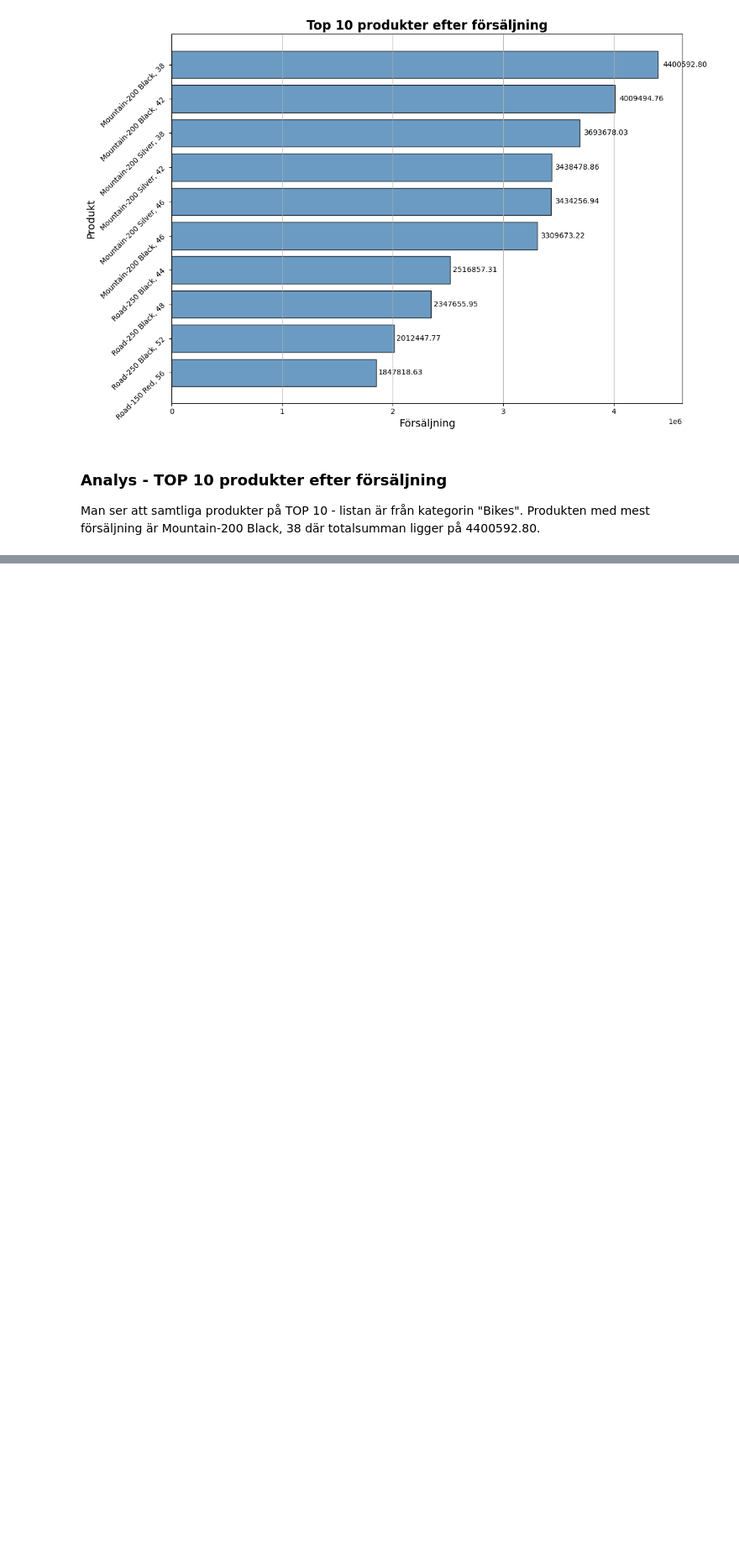
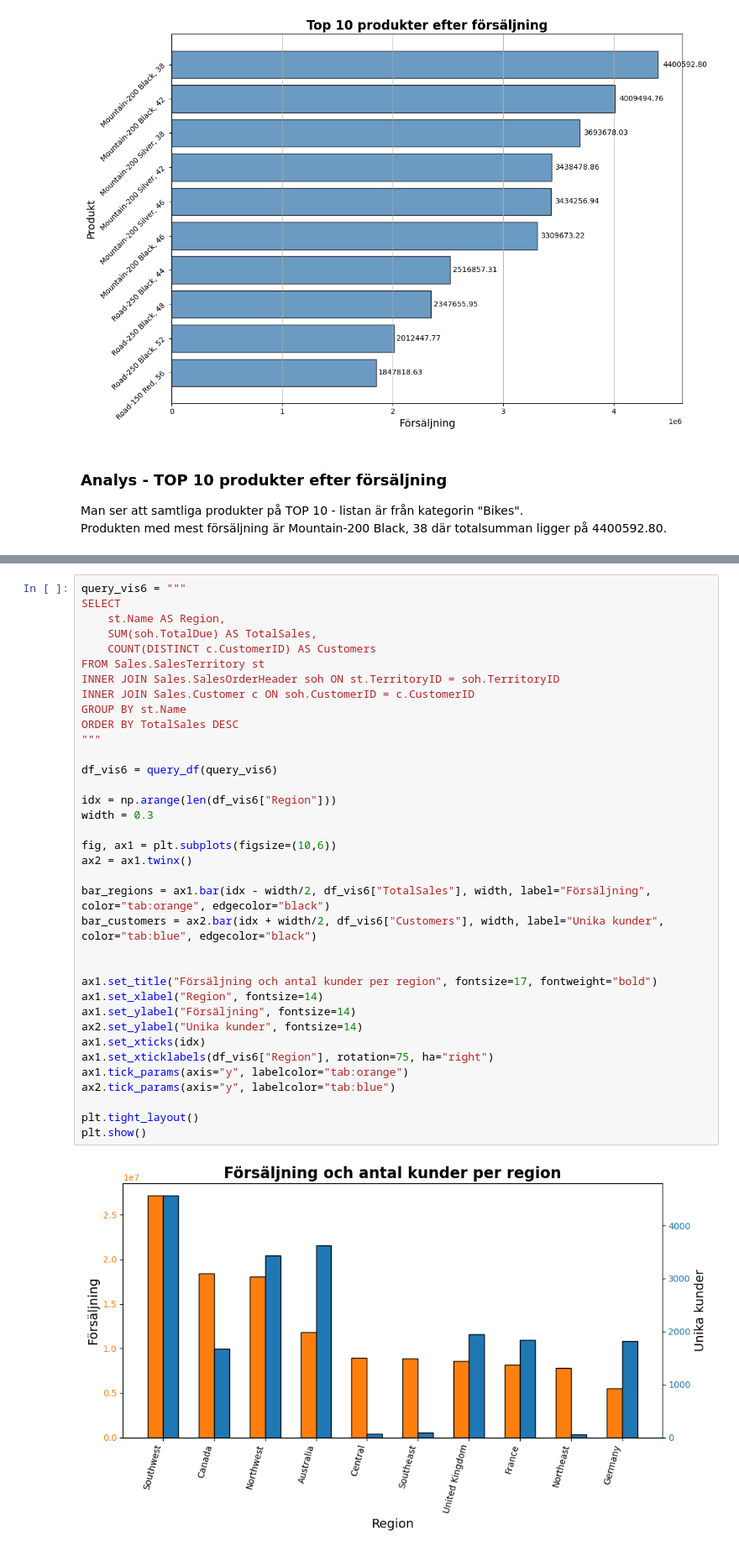
Before and after one commit to MagdalenaPersson/adventureworks-analys, a Jupyter notebook: notebooks/analys.ipynb, the cells around one changed output, grey strips where cells are left out. Shown at 84% size. Drawn from its saved outputs; the diff is of its cells as text; blank space fills up the shorter version.

```diff
--- a/notebooks/analys.ipynb
+++ b/notebooks/analys.ipynb
@@ -319,0 +340,38 @@ Produkten med mest försäljning är Mountain-200 Black, 38 där totalsumman lig
+# %%
+query_vis6 = """
+SELECT
+    st.Name AS Region,
+    SUM(soh.TotalDue) AS TotalSales,
+    COUNT(DISTINCT c.CustomerID) AS Customers
+FROM Sales.SalesTerritory st
+INNER JOIN Sales.SalesOrderHeader soh ON st.TerritoryID = soh.TerritoryID
+INNER JOIN Sales.Customer c ON soh.CustomerID = c.CustomerID
+GROUP BY st.Name
+ORDER BY TotalSales DESC
+"""
+
+df_vis6 = query_df(query_vis6)
+
+idx = np.arange(len(df_vis6["Region"]))
+width = 0.3
+
+fig, ax1 = plt.subplots(figsize=(10,6))
+ax2 = ax1.twinx()
+
+bar_regions = ax1.bar(idx - width/2, df_vis6["TotalSales"], width, label="Försäljning", color="tab:orange", edgecolor="black")
+bar_customers = ax2.bar(idx + width/2, df_vis6["Customers"], width, label="Unika kunder", color="tab:blue", edgecolor="black")
+
+
+ax1.set_title("Försäljning och antal kunder per region", fontsize=17, fontweight="bold")
+ax1.set_xlabel("Region", fontsize=14)
+ax1.set_ylabel("Försäljning", fontsize=14)
+ax2.set_ylabel("Unika kunder", fontsize=14)
+ax1.set_xticks(idx)
+ax1.set_xticklabels(df_vis6["Region"], rotation=75, ha="right")
+ax1.tick_params(axis="y", labelcolor="tab:orange")
+ax2.tick_params(axis="y", labelcolor="tab:blue")
+
+plt.tight_layout()
+plt.show()
+# %% [output]
+[figure, added]
```
Also changed, not shown: parts of 2 cells of this notebook, 1 other file.
